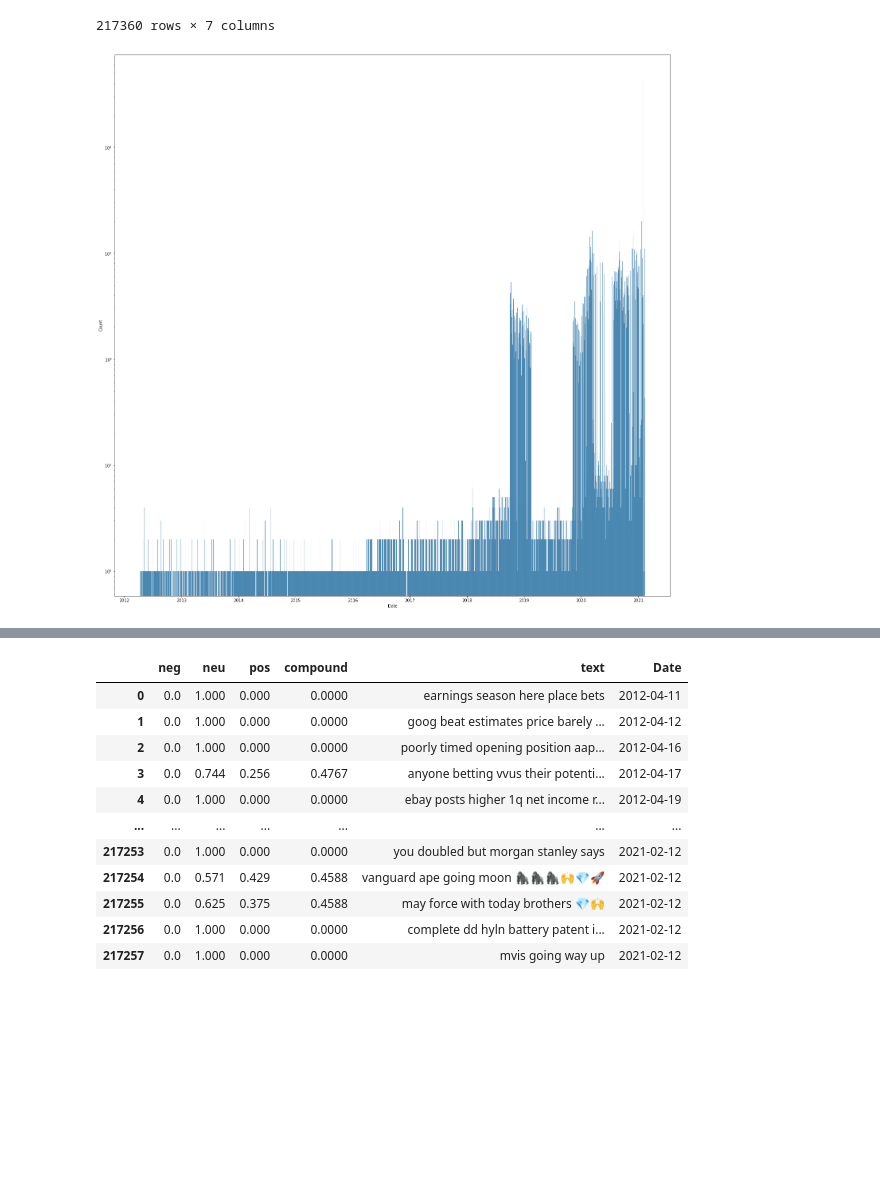
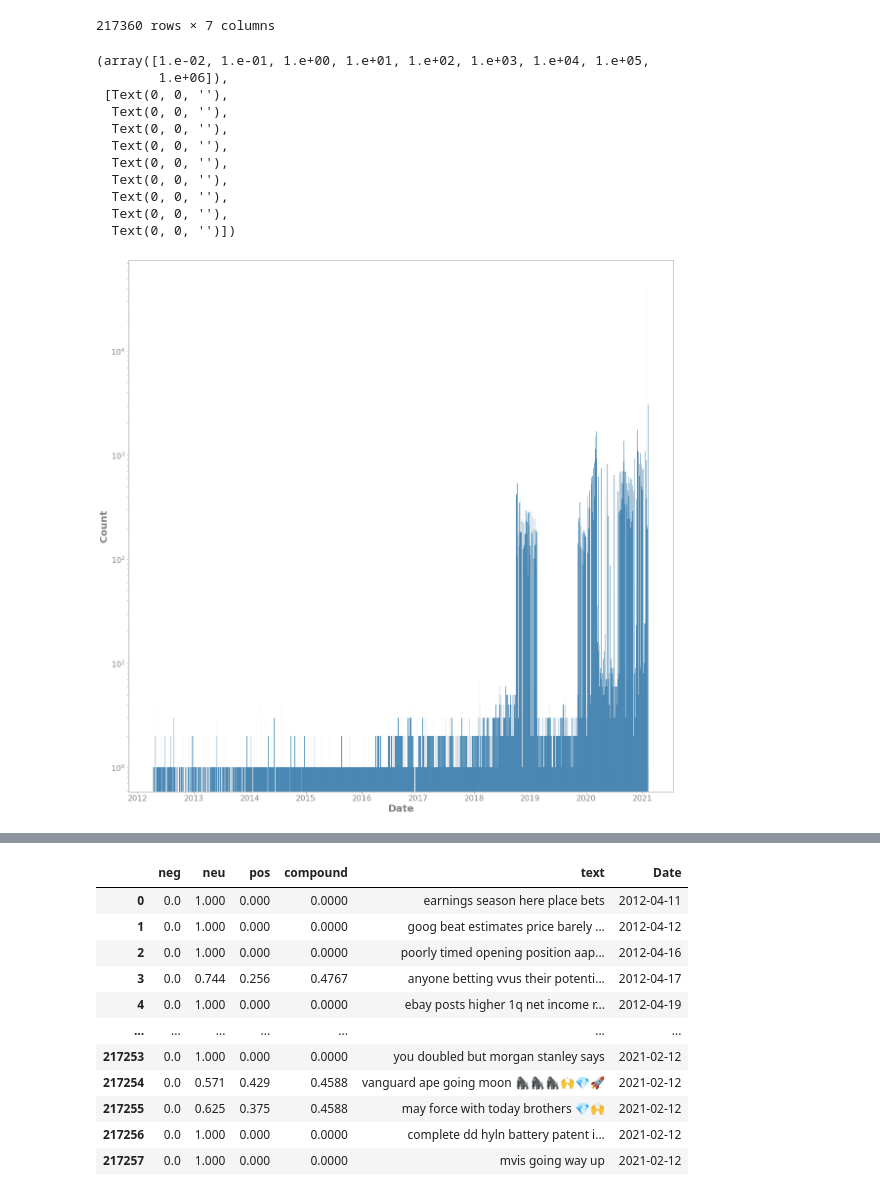
Before and after one commit to sjwfleet/COGS108_Project, a Jupyter notebook: FinalProject_group082.ipynb, the cells around one changed output, grey strips where cells are left out. Saved outputs shown, nothing was run; the diff lists cells and outputs as text; code cells hidden in the pictures; blank space fills up the shorter version.

Commit message:
graphs

```diff
--- a/FinalProject_group082.ipynb
+++ b/FinalProject_group082.ipynb
@@ -501,11 +508,36 @@ filtered_final
 | 217358 | licqt8 | complete dd hyln battery patent i... | 1613142121 | 0.0 | 1 | hyliion became thing wsb world ag... | 2021-02-12 |
 | 217359 | licqxc | mvis going way up | 1613142130 | 0.0 | 1 | NaN | 2021-02-12 |
 217360 rows × 7 columns
-# %%
-ax = sns.histplot(filtered_final, x='Date')
-ax.set_yscale('log')
-# %% [output]
-[figure, removed]
+# %%
+ax = sns.histplot(filtered_final, x='Date')
+ax.set_yscale('log')
+
+# Style
+plt.xlabel('Date', fontsize=20, fontweight='bold', color='grey')
+plt.ylabel('Count', fontsize=20, fontweight='bold', color='grey')
+ax.tick_params(colors='gray', direction='out')
+for tick in ax.get_xticklabels():
+    tick.set_color('gray')
+for tick in ax.get_yticklabels():
+    tick.set_color('gray')
+for spine in ax.spines.values():
+    spine.set_color('gray')
+plt.rcParams['figure.figsize']=(20,20)
+plt.xticks(fontsize=16)
+plt.yticks(fontsize=16)
+# %% [output]
+(array([1.e-02, 1.e-01, 1.e+00, 1.e+01, 1.e+02, 1.e+03, 1.e+04, 1.e+05,
+        1.e+06]),
+ [Text(0, 0, ''),
+  Text(0, 0, ''),
+  Text(0, 0, ''),
+  Text(0, 0, ''),
+  Text(0, 0, ''),
+  Text(0, 0, ''),
+  Text(0, 0, ''),
+  Text(0, 0, ''),
+  Text(0, 0, '')])
+[figure, added]
 # %%
 nltk.download('vader_lexicon')
 analyser = SentimentIntensityAnalyzer()
```
Also changed, not shown: parts of 23 cells of this notebook.
